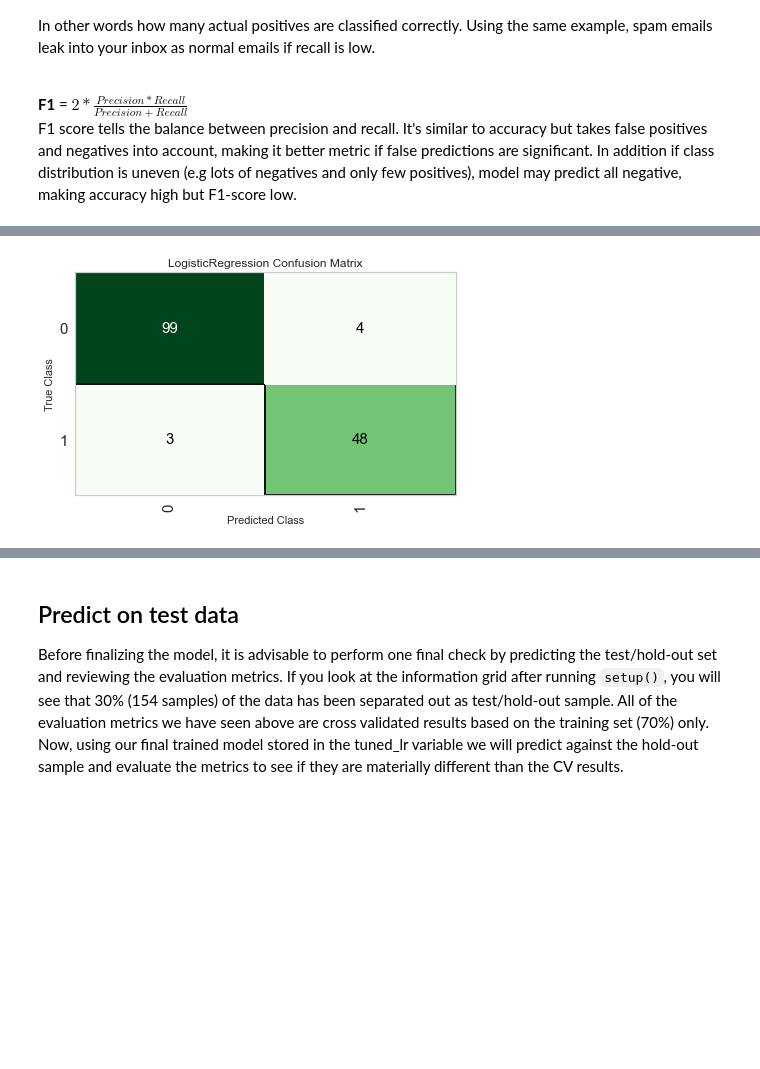
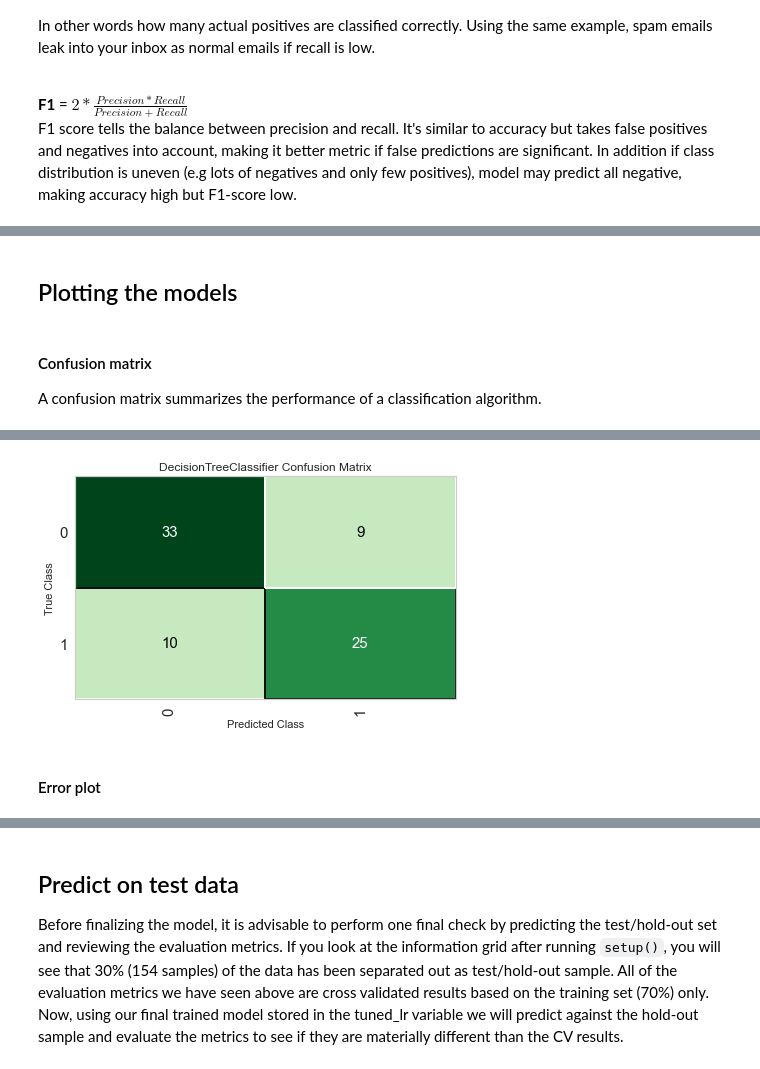
Before and after one commit to orchidalgia/CBM101, a Jupyter notebook: F_Machine_learning/2_Supervised-Learning/Pycaret - Classification.ipynb, the cells around one changed output, grey strips where cells are left out. Cells and saved outputs as stored; diff of their text form; code cells hidden in the pictures; blank space fills up the shorter version.

Commit message:
classification nb

```diff
--- a/F_Machine_learning/2_Supervised-Learning/Pycaret - Classification.ipynb
+++ b/F_Machine_learning/2_Supervised-Learning/Pycaret - Classification.ipynb
@@ -222,5 +284,6 @@ Let's make logistic regression model using 15 fold stratified cross validation.
 # %%
-lr = create_model('lr', fold = 15,  round = 3)
+# decision tree classifier
+dt = create_model('dt', round = 3)
 # %% [output]
 [interactive output not drawn]
 |  | Accuracy | AUC | Recall | Prec. | F1 | Kappa | MCC |
@@ -256,6 +341,14 @@ plot_model(lr, plot='feature')
+# %% [markdown]
+## Plotting the models
+# %% [markdown]
+#### Confusion matrix
+
+A confusion matrix summarizes the performance of a classification algorithm.
 # %%
-plot_model(lr, plot = 'confusion_matrix')
+plot_model(dt, plot = 'confusion_matrix')
 # %% [output]
 [interactive output not drawn]
-[figure, old version]
+[figure, new version]
+# %% [markdown]
+#### Error plot
 # %%
```
Also changed, not shown: parts of 49 cells of this notebook, 4 other files.
